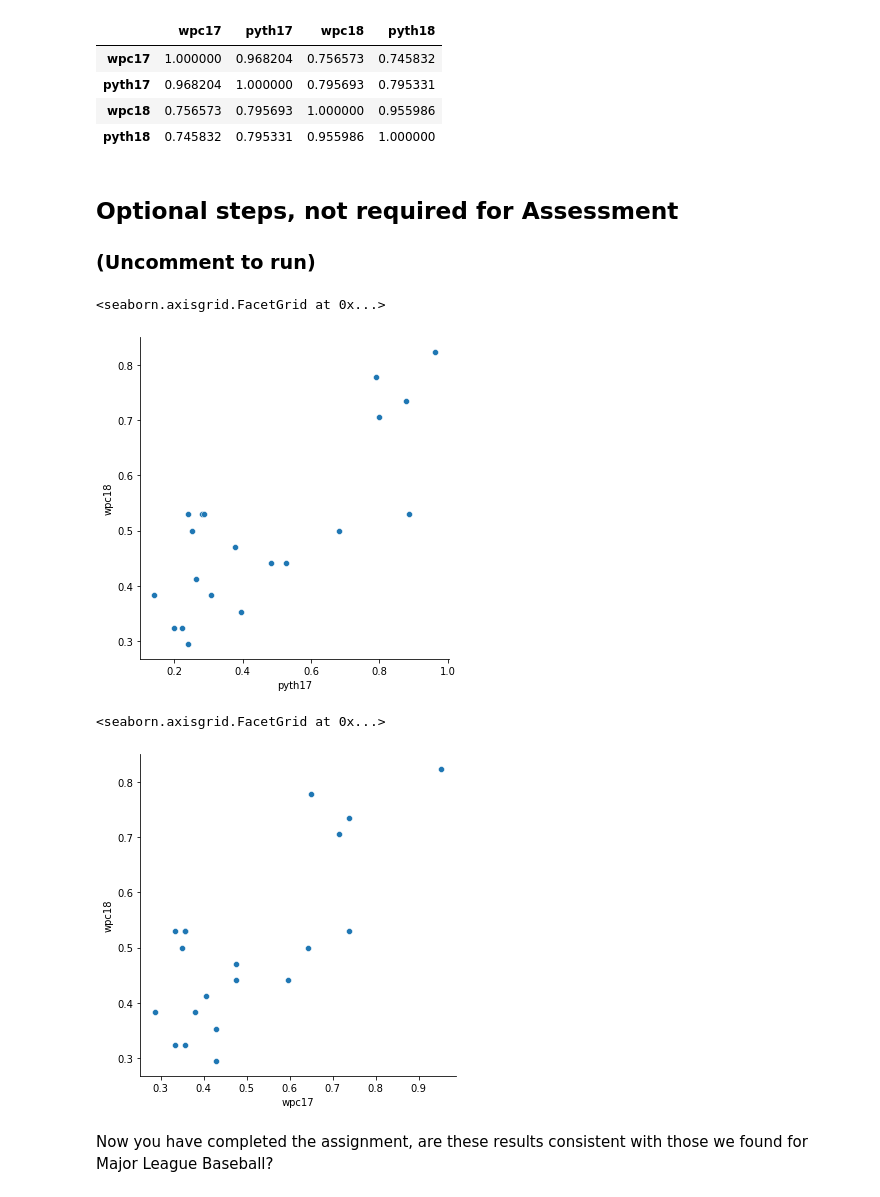
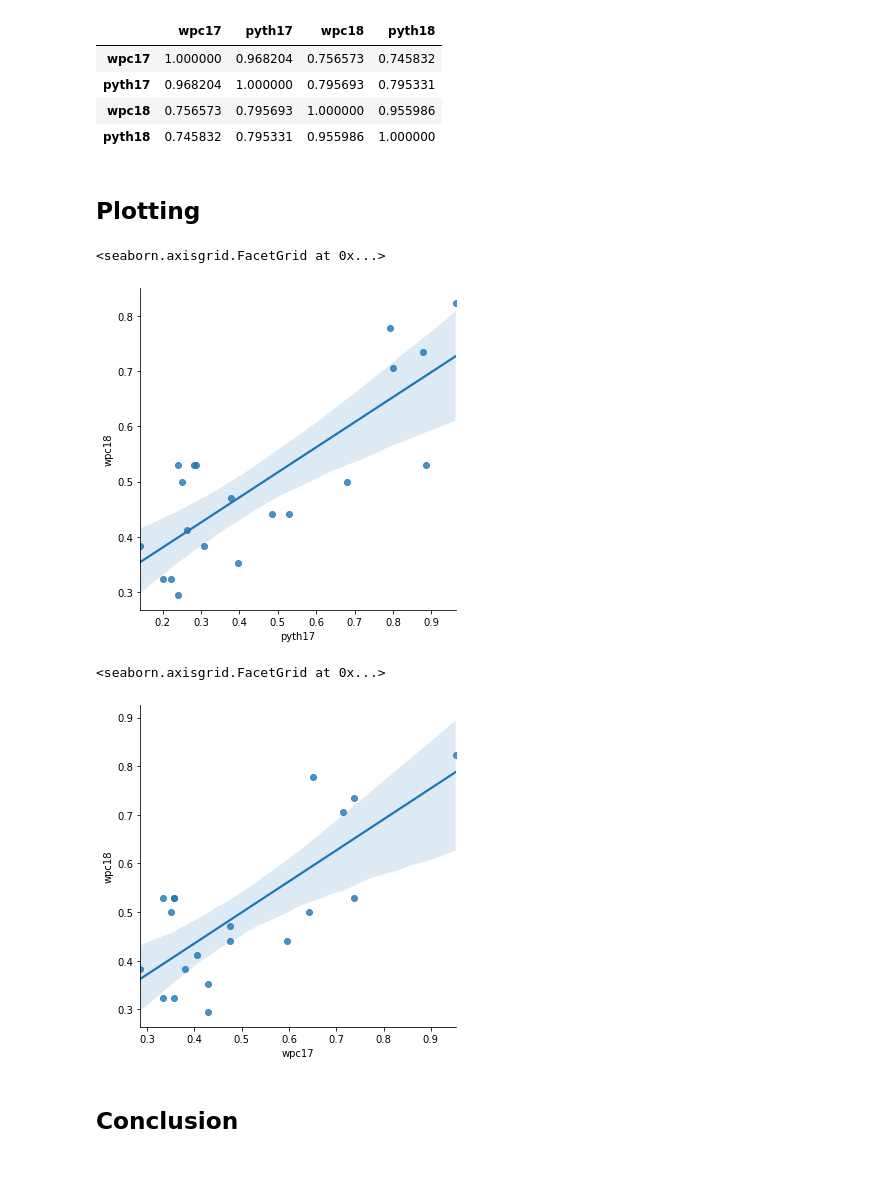
Before and after one commit to pcw789/sports_analysis_python, a Jupyter notebook: Pythagorean_Predictor.ipynb, the cells around one changed output. Drawn from its saved outputs; the diff is of its cells as text; code cells hidden in the pictures; blank space fills up the shorter version.

```diff
--- a/Pythagorean_Predictor.ipynb
+++ b/Pythagorean_Predictor.ipynb
@@ -340,18 +348,17 @@ EPL18_tot.corr()
 | pyth17 | 0.968204 | 1.000000 | 0.795693 | 0.795331 |
 | wpc18 | 0.756573 | 0.795693 | 1.000000 | 0.955986 |
 | pyth18 | 0.745832 | 0.795331 | 0.955986 | 1.000000 |
-# %% [markdown]
-## Optional steps, not required for Assessment
-### (Uncomment to run)
+# %% [markdown]
+## Plotting
 # %%
-sns.relplot(x="pyth17", y="wpc18", data =EPL18_tot)
+sns.lmplot(x="pyth17", y="wpc18", data =EPL18_tot)
 # %% [output]
 <seaborn.axisgrid.FacetGrid at 0x...>
-[figure, old version]
+[figure, new version]
 # %%
-sns.relplot(x="wpc17", y="wpc18", data =EPL18_tot)
+sns.lmplot(x="wpc17", y="wpc18", data =EPL18_tot)
 # %% [output]
 <seaborn.axisgrid.FacetGrid at 0x...>
-[figure, old version]
+[figure, new version]
-# %% [markdown]
-Now you have completed the assignment, are these results consistent with those we found for Major League Baseball?
+# %% [markdown]
+## Conclusion
```
Also changed, not shown: parts of 11 cells of this notebook.
